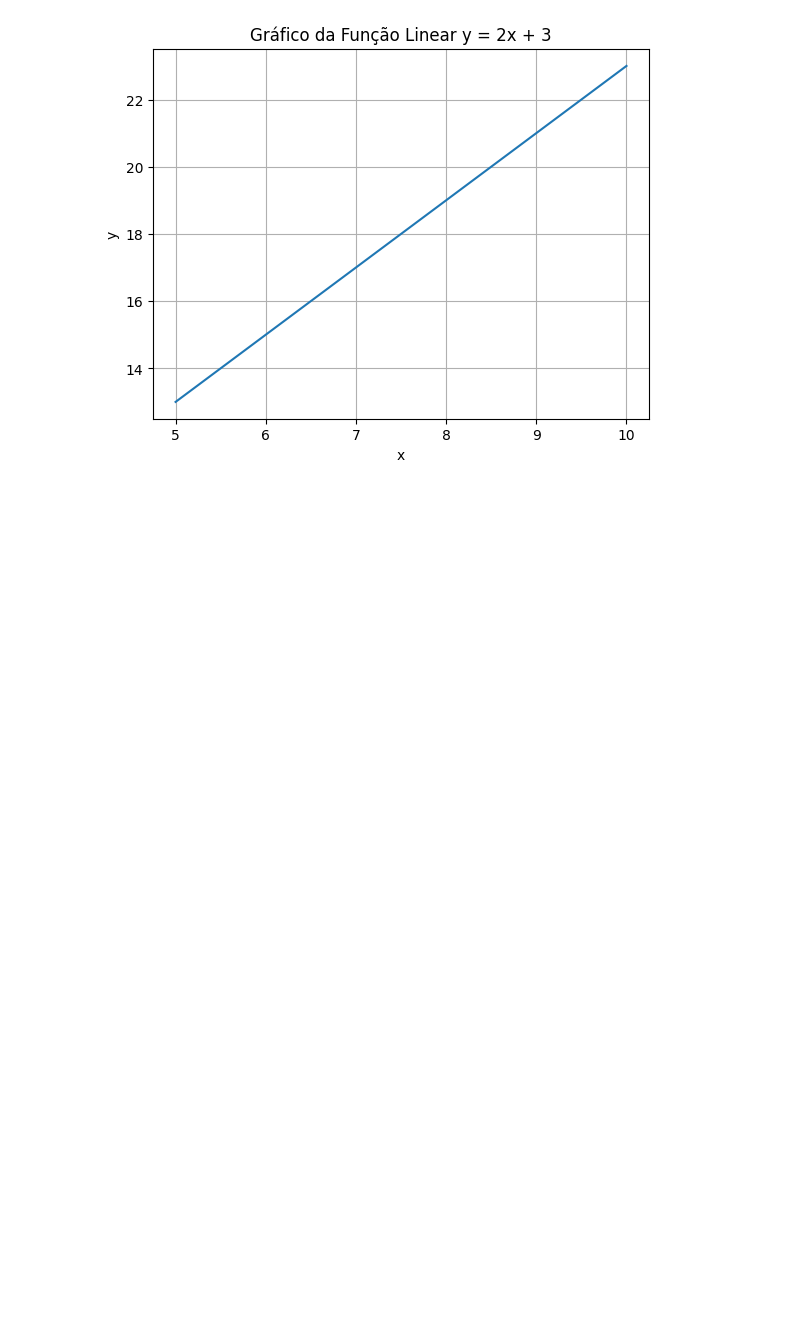
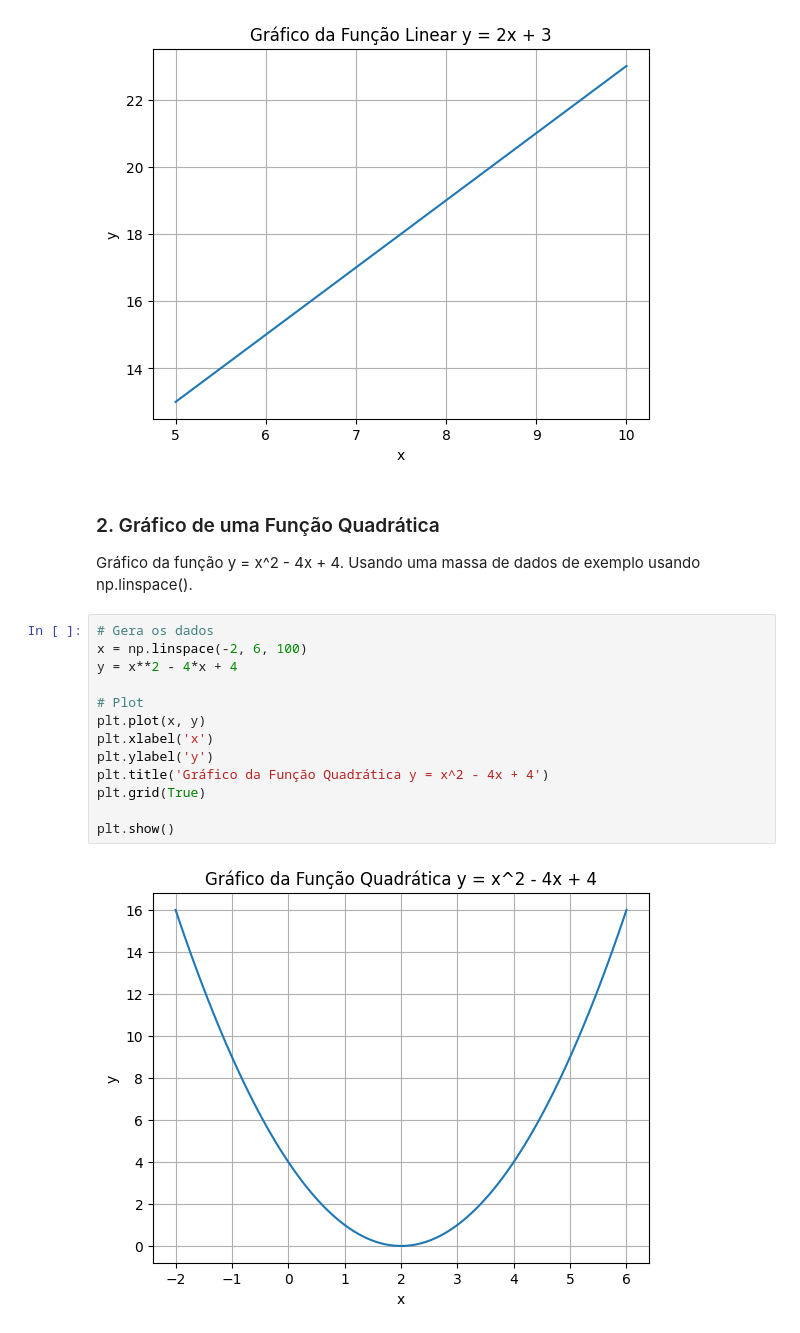
Before and after one commit to CleidsonGoes/Equacoes-Quadraticas-Funcoes-e-Logaritmos-com-Python, a Jupyter notebook: Matematica_e_Estatistica_Aplicada_Para_Data_Science,_Machine_Learning_e_IA.ipynb, the cells around one changed output. Saved outputs shown, nothing was run; the diff lists cells and outputs as text; blank space fills up the shorter version.

Commit message:
Graph of the Quadratic Function, made

```diff
--- a/Matematica_e_Estatistica_Aplicada_Para_Data_Science,_Machine_Learning_e_IA.ipynb
+++ b/Matematica_e_Estatistica_Aplicada_Para_Data_Science,_Machine_Learning_e_IA.ipynb
@@ -36,3 +36,22 @@ plt.grid(True)
 plt.show()
 # %% [output]
 [figure]
+# %% [markdown]
+### 2. Gráfico de uma Função Quadrática
+
+Gráfico da função y = x^2 - 4x + 4. Usando uma massa de dados de exemplo usando np.linspace().
+# %%
+# Gera os dados
+x = np.linspace(-2, 6, 100)
+y = x**2 - 4*x + 4
+
+# Plot
+plt.plot(x, y)
+plt.xlabel('x')
+plt.ylabel('y')
+plt.title('Gráfico da Função Quadrática y = x^2 - 4x + 4')
+plt.grid(True)
+
+plt.show()
+# %% [output]
+[figure, added]
```
